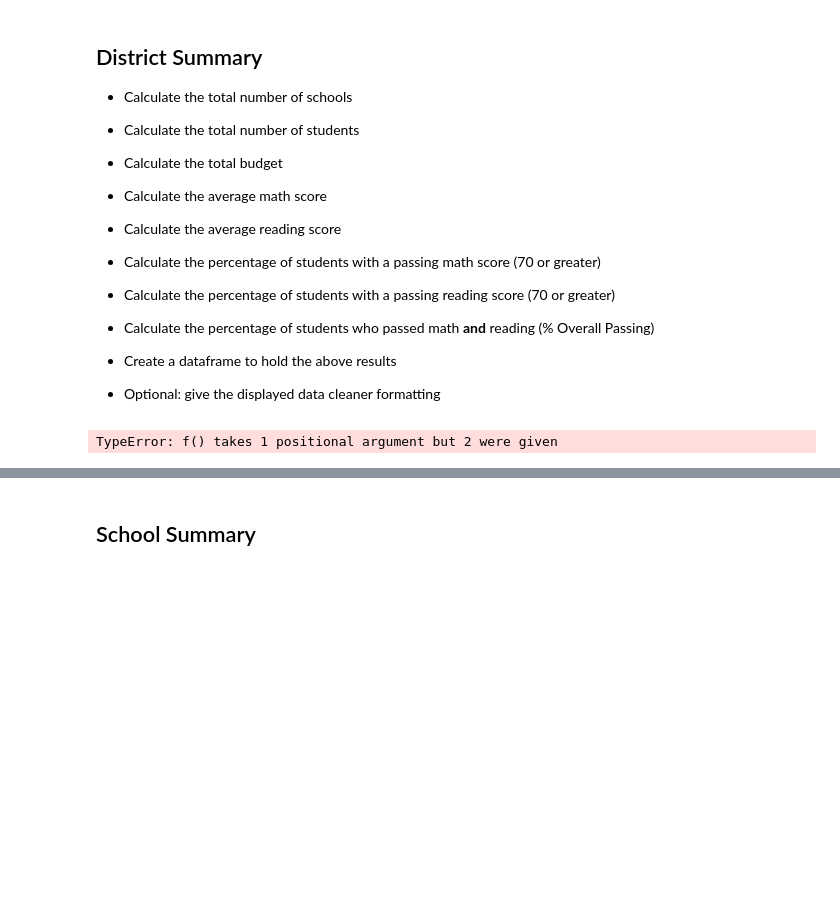
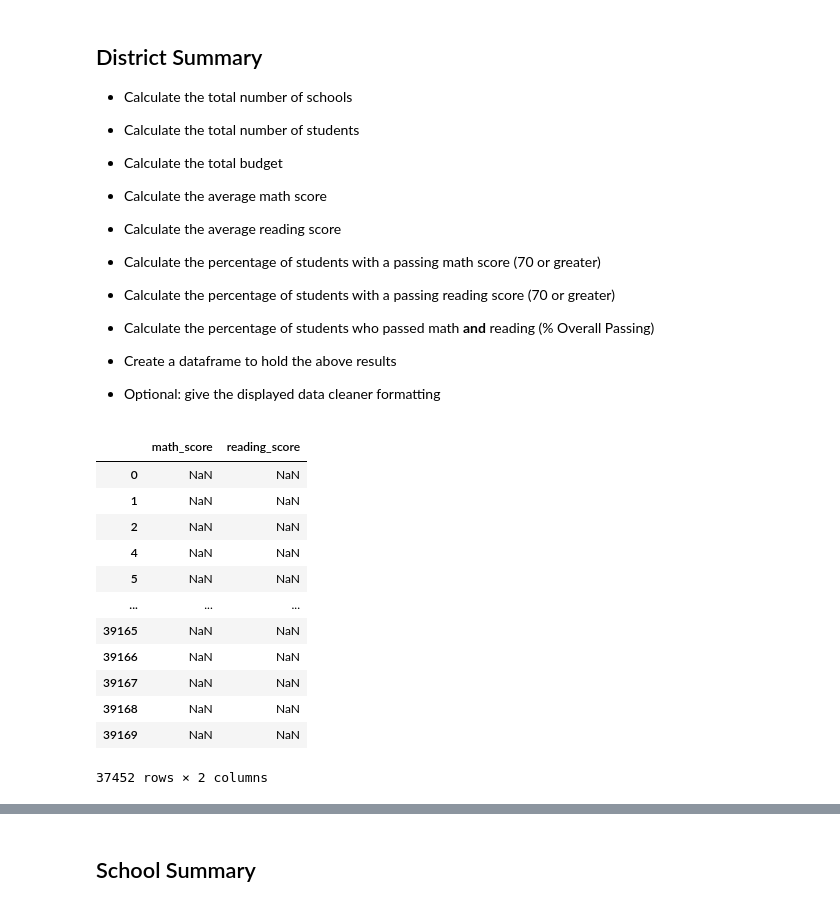
Before and after one commit to geneberry3/pandas-challenge, a Jupyter notebook: PyCitySchools/PyCitySchools_starter.ipynb, the cells around one changed output, grey strips where cells are left out. Cells and saved outputs as stored; diff of their text form; code cells hidden in the pictures; blank space fills up the shorter version.

```diff
--- a/PyCitySchools/PyCitySchools_starter.ipynb
+++ b/PyCitySchools/PyCitySchools_starter.ipynb
@@ -45,21 +45,54 @@ school_data_complete.head()
 * Create a dataframe to hold the above results
 
 * Optional: give the displayed data cleaner formatting
-# %%
-# total_schools = count by school
-# total_students = count by students
-
-total_schools = len(school_data_complete["school_name"].unique())
-total_students = school_data_complete["student_name"].count()
-budget_total = school_data_complete.groupby("school_name").sum(['budget'])
-budget_total
-
-
-# total_students =
-# total_budget_schools = school_data_complete.groupby("school_name")
-# total_budget_schools.head()
-# # total_budget = school_data_complete["budget"].sum()
-# total_budget
-# %% [output]
-TypeError: f() takes 1 positional argument but 2 were given
+# %%
+# total_schools = count by school
+# total_students = count by students
+# budget_total = total budget
+# avg_math = average math score
+# avg_read = avgerage reading score
+# perc_math = passing math score over 70
+# perc_read = passing reading score over 70
+
+total_schools = len(school_data_complete["school_name"].unique())
+
+total_students = school_data_complete["student_name"].count()
+
+budget_total = school_data_complete["budget"].unique()
+budget_total = budget_total.sum()
+
+avg_math = school_data_complete['math_score'].mean()
+
+avg_read = school_data_complete['reading_score'].mean()
+
+pass_math = school_data_complete.loc[school_data_complete["math_score"] >= 70,["math_score"]]
+pass_math = pass_math.count()
+perc_math = pass_math/(school_data_complete['math_score'].count())* 100
+
+pass_reading = school_data_complete.loc[school_data_complete["reading_score"] >= 70,["reading_score"]]
+pass_reading = pass_reading.count()
+perc_reading = pass_reading/(school_data_complete['reading_score'].count())* 100
+both_pass = school_data_complete.loc[school_data_complete["reading_score"] >= 70,["reading_score"]]
+all_math = school_data_complete.loc[school_data_complete["math_score"] >= 0,["math_score"]]
+
+
+all_math = school_data_complete["math_score"].count()
+all_reading = school_data_complete['reading_score'].count()
+
+
+# overall
+# %% [output]
+|  | math_score | reading_score |
+| 0 | NaN | NaN |
+| 1 | NaN | NaN |
+| 2 | NaN | NaN |
+| 4 | NaN | NaN |
+| 5 | NaN | NaN |
+| ... | ... | ... |
+| 39165 | NaN | NaN |
+| 39166 | NaN | NaN |
+| 39167 | NaN | NaN |
+| 39168 | NaN | NaN |
+| 39169 | NaN | NaN |
+37452 rows × 2 columns
 # %%
```
Also changed, not shown: parts of 1 cell of this notebook.
